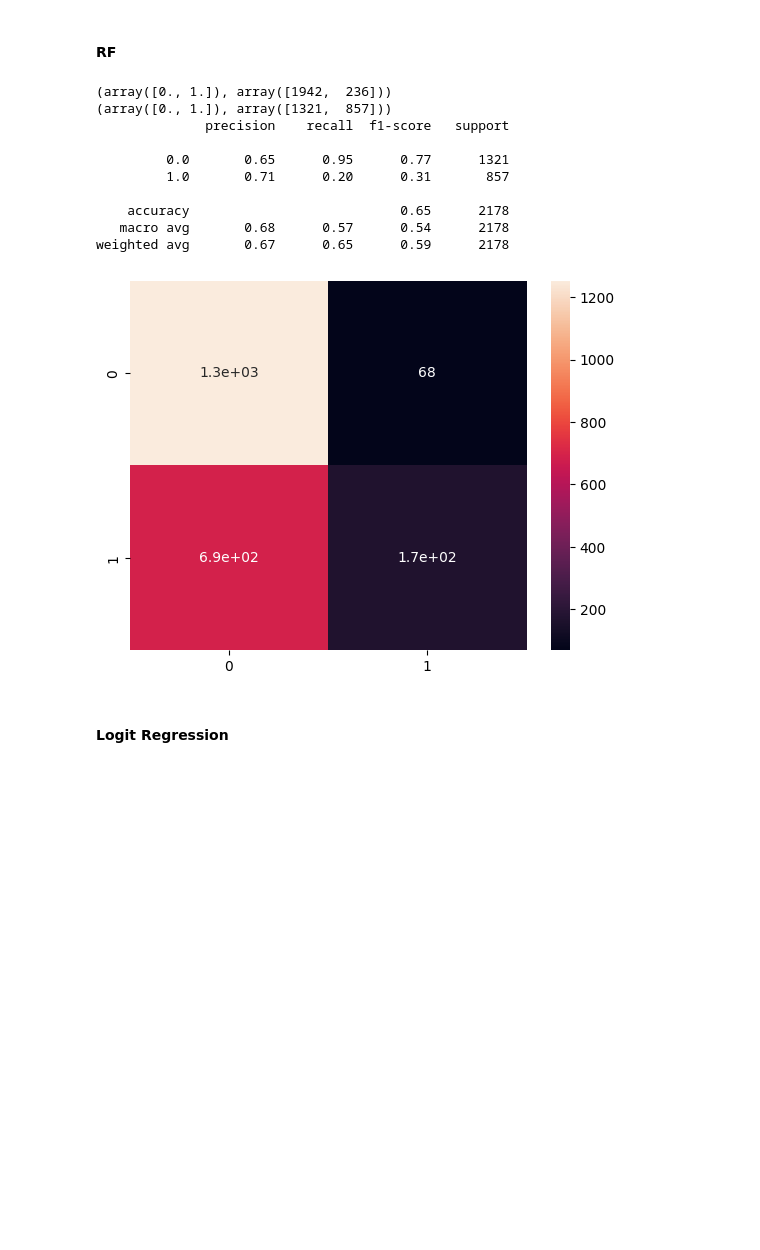
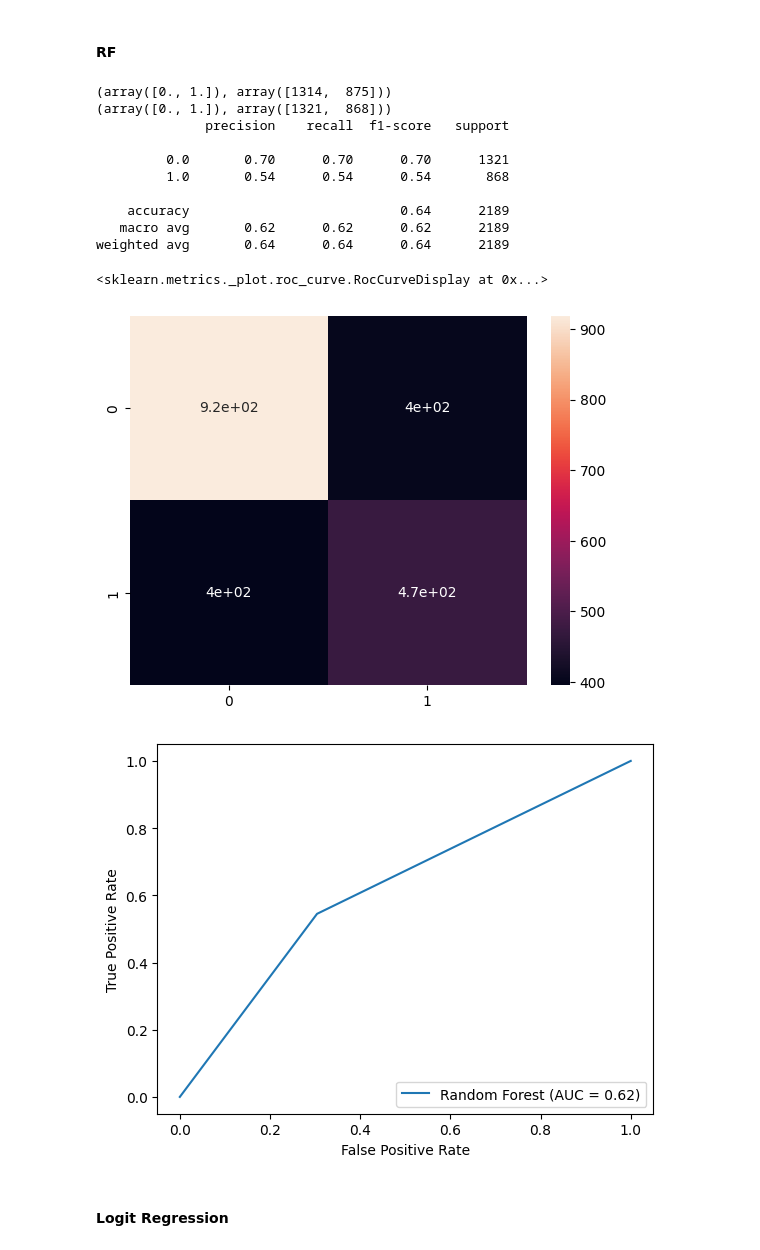
Before and after one commit to Markolinhio/image_similarity_assessment, a Jupyter notebook: notebooks/IQA_metrics_score.ipynb, the cells around one changed output. Drawn from its saved outputs; the diff is of its cells as text; code cells hidden in the pictures; blank space fills up the shorter version.

```diff
--- a/notebooks/IQA_metrics_score.ipynb
+++ b/notebooks/IQA_metrics_score.ipynb
@@ -122,8 +243,8 @@ zipper
 # %% [markdown]
 ### Study correlation matrix:
 # %%
-all_train_table_of_score = pd.DataFrame(all_train_table_of_score, columns = ['rmse', 'psnr', 'fsim', 'ssim', 'uiq', 'sam', 'sre', 'class'])
-all_test_table_of_score = pd.DataFrame(all_test_table_of_score, columns = ['rmse', 'psnr', 'fsim', 'ssim', 'uiq', 'sam', 'sre', 'class'])
+all_train_table_of_score = pd.DataFrame(all_train_table_of_score, columns = ['psnr', 'fsim', 'ssim', 'uiq', 'sam', 'sre', 'class'])
+all_test_table_of_score = pd.DataFrame(all_test_table_of_score, columns = ['psnr', 'fsim', 'ssim', 'uiq', 'sam', 'sre', 'class'])
 
 train_corr_matrix = all_train_table_of_score.corr()
 plt.figure()
@@ -139,14 +260,28 @@ sns.heatmap(test_corr_matrix, annot=True)
 # %% [markdown]
 ### Fit basic discriminator
+# %%
+all_train_table_of_score = pd.DataFrame(all_train_table_of_score, columns = ['psnr', 'fsim', 'ssim', 'uiq', 'sam', 'sre', 'class'])
+all_test_table_of_score = pd.DataFrame(all_test_table_of_score, columns = ['psnr', 'fsim', 'ssim', 'uiq', 'sam', 'sre', 'class'])
+
+mask_train = all_train_table_of_score.apply(np.isinf)
+mask_test = all_test_table_of_score.apply(np.isinf)
+all_train_table_of_score = all_train_table_of_score[~mask_train.any(axis=1)]
+all_test_table_of_score = all_test_table_of_score[~mask_test.any(axis=1)]
 # %%
-all_train_table_of_score = pd.DataFrame(all_train_table_of_score, columns = ['rmse', 'psnr', 'fsim', 'ssim', 'uiq', 'sam', 'sre', 'class'])
-all_test_table_of_score = pd.DataFrame(all_test_table_of_score, columns = ['rmse', 'psnr', 'fsim', 'ssim', 'uiq', 'sam', 'sre', 'class'])
+all_train_table_of_score = pd.DataFrame(all_train_table_of_score, columns = ['psnr', 'fsim', 'ssim', 'uiq', 'sam', 'sre', 'class'])
+all_test_table_of_score = pd.DataFrame(all_test_table_of_score, columns = ['psnr', 'fsim', 'ssim', 'uiq', 'sam', 'sre', 'class'])
 
-X_train, y_train = all_train_table_of_score[['rmse', 'psnr', 'fsim', 'ssim', 'uiq', 'sam', 'sre']].to_numpy(), all_train_table_of_score['class'].to_numpy()
-X_test, y_test = all_test_table_of_score[['rmse', 'psnr', 'fsim', 'ssim', 'uiq', 'sam', 'sre']].to_numpy(), all_test_table_of_score['class'].to_numpy()
+mask_train = all_train_table_of_score.apply(np.isinf)
+mask_test = all_test_table_of_score.apply(np.isinf)
+all_train_table_of_score = all_train_table_of_score[~mask_train.any(axis=1)]
+all_test_table_of_score = all_test_table_of_score[~mask_test.any(axis=1)]
+
+X_train, y_train = all_train_table_of_score[['psnr', 'fsim', 'ssim', 'uiq', 'sam', 'sre']].to_numpy(), all_train_table_of_score['class'].to_numpy()
+X_test, y_test = all_test_table_of_score[['psnr', 'fsim', 'ssim', 'uiq', 'sam', 'sre']].to_numpy(), all_test_table_of_score['class'].to_numpy()
+
 
 # Normalize X_train, X_test:
 X_train = (X_train - X_train.mean())/X_train.std()
 X_test = (X_test - X_test.mean())/X_test.std()
-pd.DataFrame(X_train, columns = ['rmse', 'psnr', 'fsim', 'ssim', 'uiq', 'sam', 'sre'])
+X_train
 # %% [output]
@@ -191,24 +333,31 @@ weighted avg       0.76      0.61      0.46      2178
 # %%
 rf = RandomForestClassifier(random_state=0)
 rf.fit(X_train, y_train)
-y_pred = rf.predict(X_test)
+rf_y_pred = rf.predict(X_test)
 
-print(np.unique(y_pred, return_counts=True))
+print(np.unique(rf_y_pred, return_counts=True))
 print(np.unique(y_test, return_counts=True))
-sns.heatmap(confusion_matrix(y_test, y_pred, labels=np.unique(y_test)), annot=True)
-print(classification_report(y_test, y_pred, zero_division=1))
+sns.heatmap(confusion_matrix(y_test, rf_y_pred, labels=np.unique(y_test)), annot=True)
+print(classification_report(y_test, rf_y_pred, zero_division=1))
+
+rf_fpr, rf_tpr, _ = roc_curve(y_test, rf_y_pred)
+roc_auc = auc(rf_fpr, rf_tpr)
+rf_roc = RocCurveDisplay(fpr=rf_fpr, tpr=rf_tpr, roc_auc=roc_auc, estimator_name='Random Forest')
+rf_roc.plot()
 # %% [output]
-(array([0., 1.]), array([1942,  236]))
-(array([0., 1.]), array([1321,  857]))
+(array([0., 1.]), array([1314,  875]))
+(array([0., 1.]), array([1321,  868]))
               precision    recall  f1-score   support
 
-         0.0       0.65      0.95      0.77      1321
-         1.0       0.71      0.20      0.31       857
+         0.0       0.70      0.70      0.70      1321
+         1.0       0.54      0.54      0.54       868
 
-    accuracy                           0.65      2178
-   macro avg       0.68      0.57      0.54      2178
-weighted avg       0.67      0.65      0.59      2178
+    accuracy                           0.64      2189
+   macro avg       0.62      0.62      0.62      2189
+weighted avg       0.64      0.64      0.64      2189
+<sklearn.metrics._plot.roc_curve.RocCurveDisplay at 0x...>
-[figure, old version]
+[figure, new version]
+[figure, added]
 # %% [markdown]
 #### Logit Regression
 # %%
```
Also changed, not shown: parts of 17 cells of this notebook, 12 other files.
